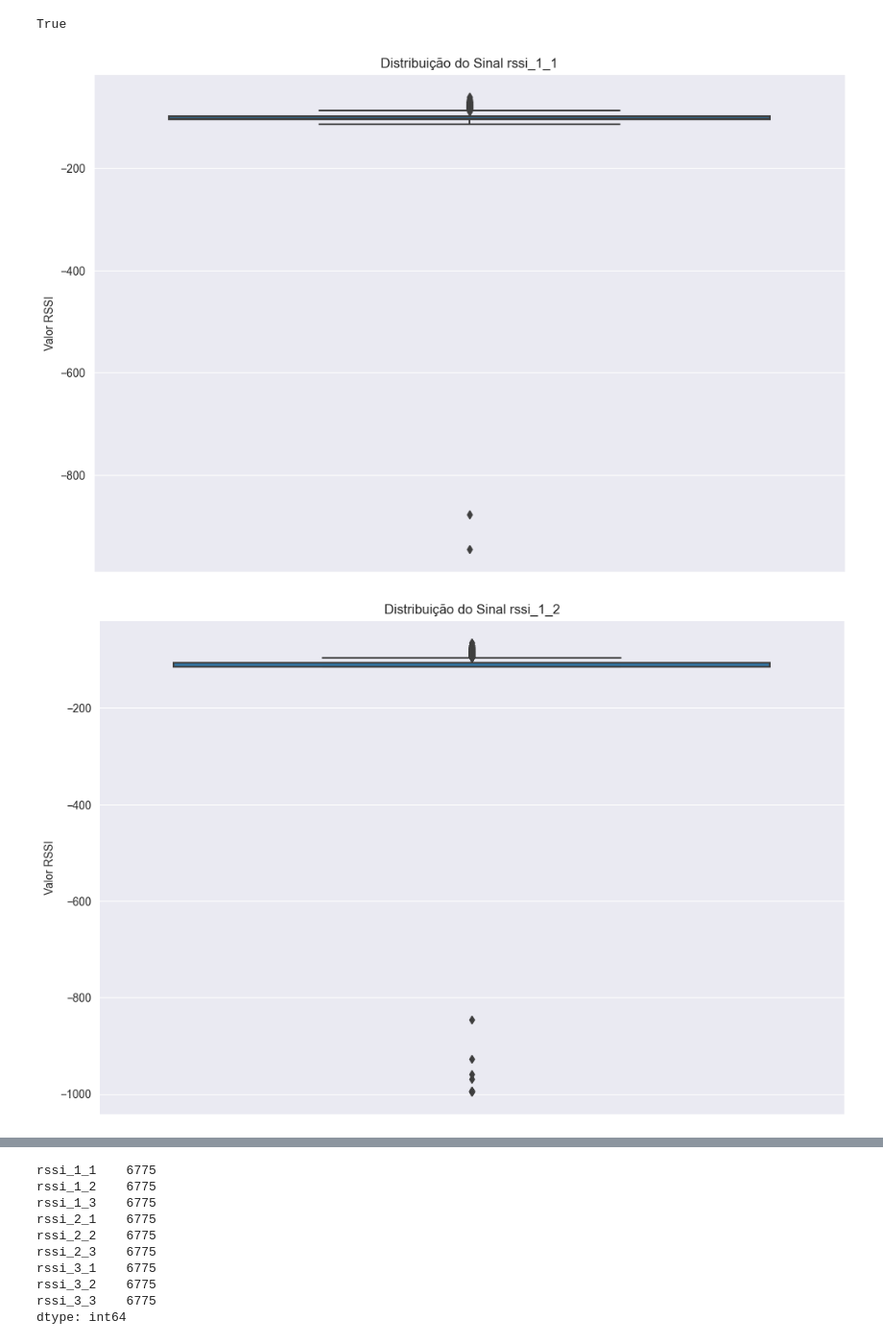
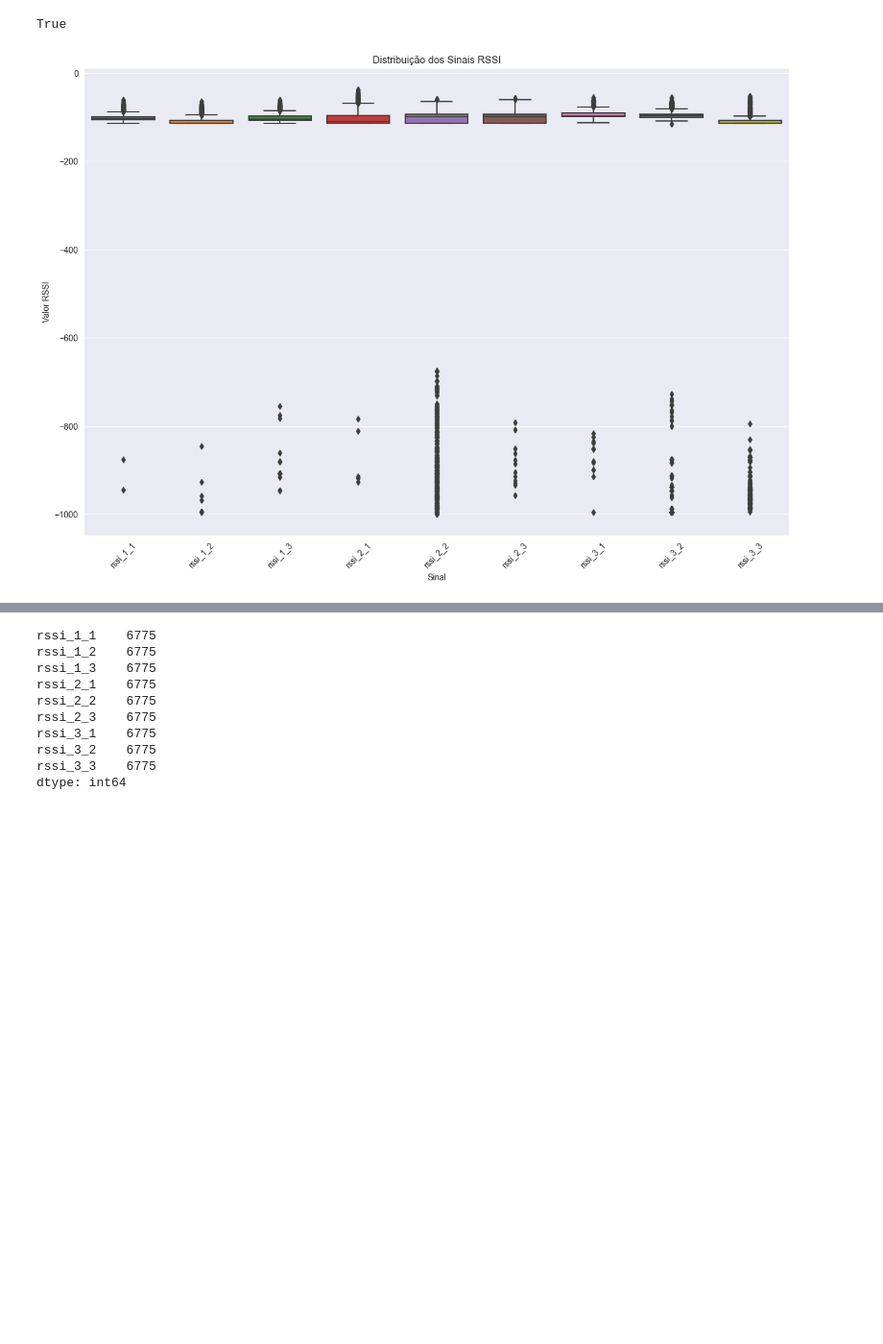
Before and after one commit to hlaff147/ES-290-Comunicacoes-Moveis, a Jupyter notebook: visualization/meds_train_alunos_visu.ipynb, the cells around one changed output, grey strips where cells are left out. Shown at 96% size. Drawn from its saved outputs; the diff is of its cells as text; code cells hidden in the pictures; blank space fills up the shorter version.

```diff
--- a/visualization/meds_train_alunos_visu.ipynb
+++ b/visualization/meds_train_alunos_visu.ipynb
@@ -5,6 +5,6 @@ import webbrowser
 import seaborn as sns
 import matplotlib.pyplot as plt
 # %%
-df = pd.read_csv('../database/meds_train_alunos.csv')
-df.columns
+df = pd.read_csv('../raw_files/meds_train_alunos.csv')
+df
 # %% [output]
@@ -35,23 +44,21 @@ True
 # %%
 # Lista das colunas de sinais
 sinal_cols = [
     'rssi_1_1', 'rssi_1_2', 'rssi_1_3', 'rssi_2_1', 'rssi_2_2',
     'rssi_2_3', 'rssi_3_1', 'rssi_3_2', 'rssi_3_3'
 ]
 # Converter cada coluna em sinal_cols para numérico
 for col in sinal_cols:
     df[col] = pd.to_numeric(df[col], errors='coerce')
 
-# Criar boxplots
-for col in sinal_cols:
-    try:
-        plt.figure(figsize=(12, 8))
-        sns.boxplot(y=df[col])
-        plt.title(f'Distribuição do Sinal {col}')
-        plt.ylabel('Valor RSSI')
-        plt.show()
-    except Exception as e:
-        print(f"Erro ao plotar a coluna {col}: {e}")
+
+# Criar boxplot para todas as colunas juntas
+plt.figure(figsize=(15, 10))
+sns.boxplot(data=df[sinal_cols])
+plt.xticks(rotation=45)  # Rotaciona os nomes das colunas para melhor visualização
+plt.title('Distribuição dos Sinais RSSI')
+plt.ylabel('Valor RSSI')
+plt.xlabel('Sinal')
+plt.show()
 # %% [output]
-[figure, old version]
+[figure, new version]
-[figure, removed]
```
Also changed, not shown: parts of 4 cells of this notebook.
